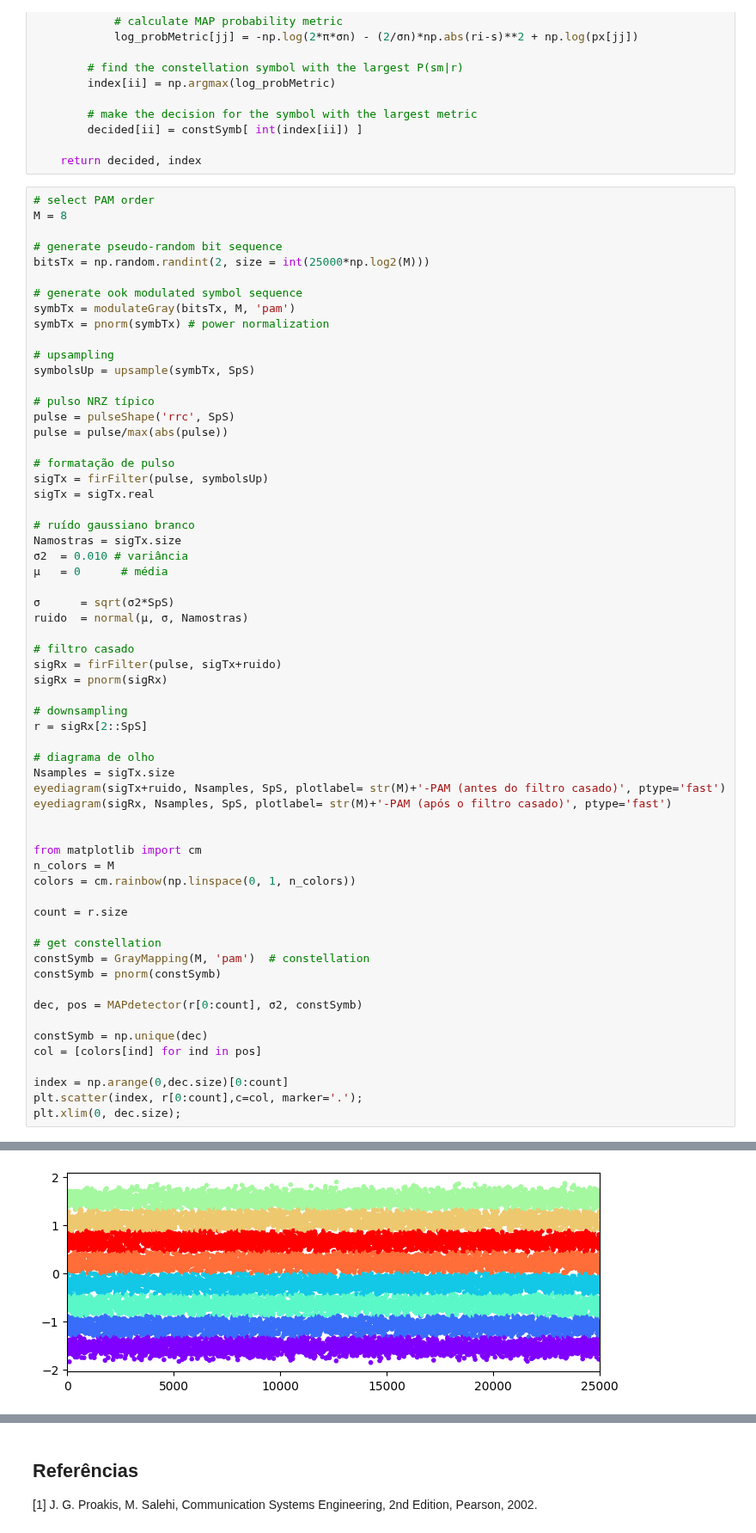
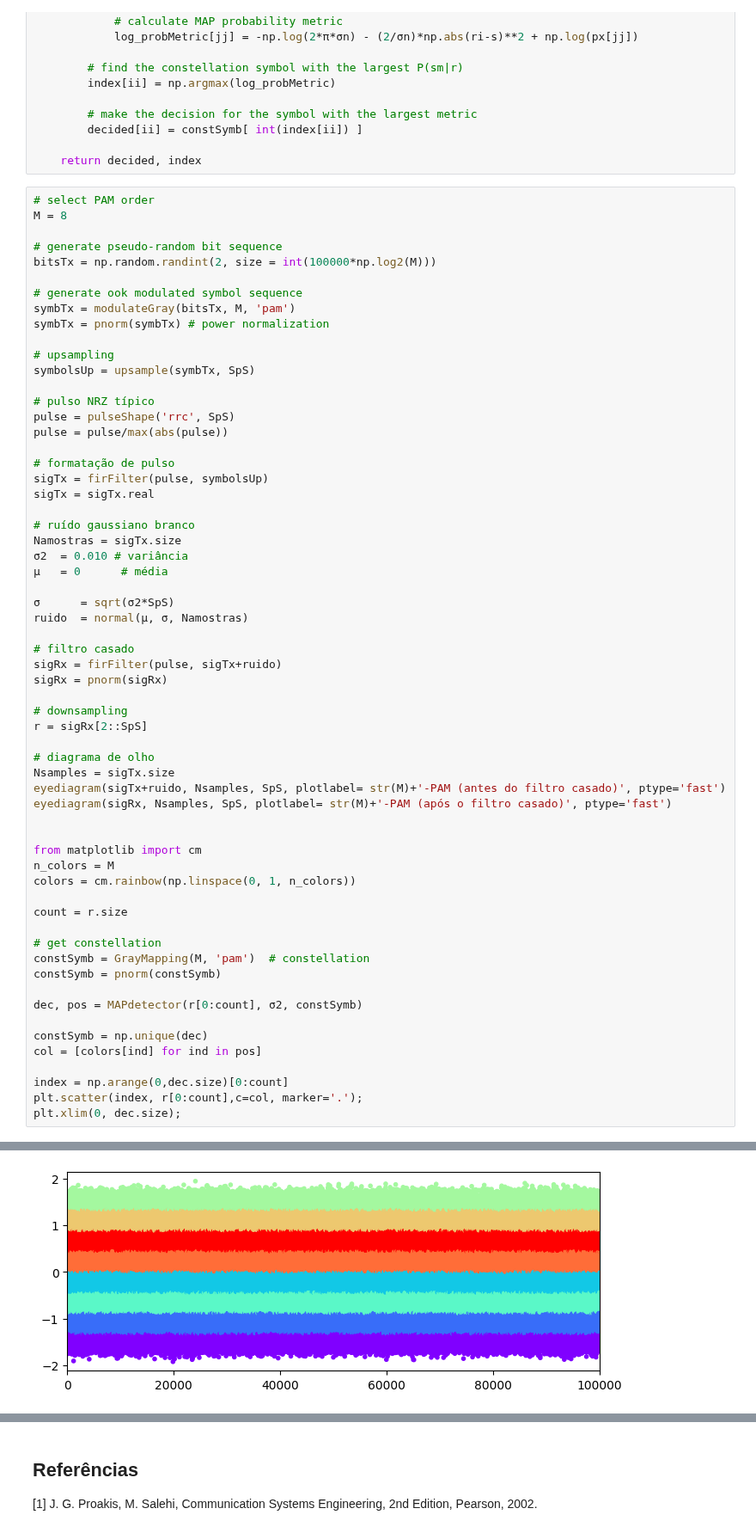
Before and after one commit to edsonportosilva/TDI, a Jupyter notebook: jupyter/3 - Receptores ótimos para canais AWGN.ipynb, the cells around one changed output, grey strips where cells are left out. Shown at 86% size. Drawn from its saved outputs; the diff is of its cells as text.

```diff
--- a/jupyter/3 - Receptores ótimos para canais AWGN.ipynb
+++ b/jupyter/3 - Receptores ótimos para canais AWGN.ipynb
@@ -588,7 +588,7 @@ def MAPdetector(r, σn, constSymb, px=None):
 M = 8
 
 # generate pseudo-random bit sequence
-bitsTx = np.random.randint(2, size = int(25000*np.log2(M)))
+bitsTx = np.random.randint(2, size = int(100000*np.log2(M)))
 
 # generate ook modulated symbol sequence
 symbTx = modulateGray(bitsTx, M, 'pam')
@@ -650,4 +650,4 @@ plt.xlim(0, dec.size);
-[figure, old version]
+[figure, new version]
 # %%
 from optic.metrics import fastBERcalc
 
```
Also changed, not shown: parts of 2 cells of this notebook, 1 other file.
